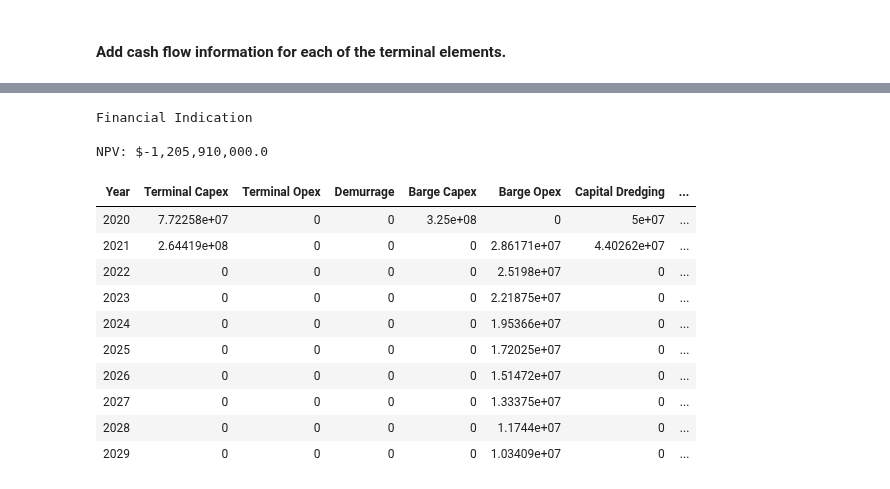
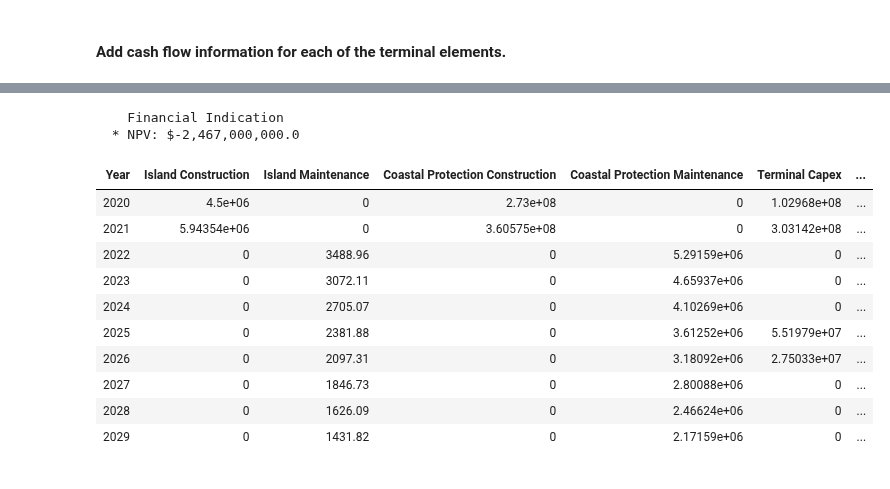
Before and after one commit to TUDelft-CITG/OpenTISim, a Jupyter notebook: notebooks/Example 02 - Offshore Port System - Barges.ipynb, the cells around one changed output, grey strips where cells are left out. Drawn from its saved outputs; the diff is of its cells as text; code cells hidden in the pictures.

```diff
--- a/notebooks/Example 02 - Offshore Port System - Barges.ipynb
+++ b/notebooks/Example 02 - Offshore Port System - Barges.ipynb
@@ -207,19 +217,16 @@ Specify the variables
 OffshoreBarge = container_system_offshore_barge.System(
                 startyear = startyear,
                 lifecycle = lifecycle,
-                stack_equipment='rs',
-                laden_stack='rs',
-                crane_type_defaults=container_defaults.sts_crane_data,
+                stack_equipment = 'rs',
+                laden_stack = 'rs',
+                elements = demand + vessels,
+                crane_type_defaults = container_defaults.sts_crane_data,
                 offshore_distance = offshore_distance,
+                barge_type = 'medium',
+                bathymetry_factor = 0.85,
                 allowable_berth_occupancy = 0.50,
                 transhipment_ratio = 0.0,
-                elements = demand + vessels,
-                laden_perc = 0.80,
-                reefer_perc = 0.10,
-                empty_perc = 0.05,
-                oog_perc = 0.05,
-                operational_hours = 8640,     # 360 days
-                debug=True)
+                debug = True)
 # %% [markdown]
 # 2. Start simulation
 # %% [markdown]
@@ -333,7 +342,7 @@ Laden
 # %% [markdown]
 #### Add cash flow information for each of the terminal elements.
 # %%
-terminal_capex, terminal_opex, capital_dredging, maintenance_dredging, barge_capex, barge_opex, cash_flows, cash_flows_df, cash_flows_WACC_real_df, NPV = OffshoreBarge.net_present_value()
+island_construction, island_maintenance, coastal_protection_construction, coastal_protection_maintenance, terminal_capex, terminal_opex, capital_dredging, maintenance_dredging, barge_capex, barge_opex, cash_flows, cash_flows_df, cash_flows_WACC_real_df, NPV = OffshoreBarge.net_present_value()
 # %%
 # OffshoreBarge.terminal_opex_plot(cash_flows_df)
 # %%
@@ -344,27 +357,23 @@ terminal_capex, terminal_opex, capital_dredging, maintenance_dredging, barge_cap
 # %%
-print('\033[1mFinancial Indication\033[0m')
-# print('')
-# print('Cash Flows: {}'.format(cash_flows))
-print('')
-print('NPV: ${}'.format(f'{round(NPV,-3):,}'))
+print('\033[1m    Financial Indication\033[0m')
+print('  * NPV: ${}'.format(f'{round(NPV,-6):,}'))
 
-terminal_opex_list = ['Maintenance','Insurance','Energy','Labour', 'Fuel']
-cash_flows_WACC_real_df.style.hide_columns(terminal_opex_list).hide_index()
+hide_columns_list = ['Maintenance','Insurance','Energy','Labour', 'Fuel', 'Demurrage']
+cash_flows_WACC_real_df.style.hide_columns(hide_columns_list).hide_index()
 # %% [output]
-Financial Indication
-
-NPV: $-1,205,910,000.0
+    Financial Indication
+  * NPV: $-2,467,000,000.0
-| Year | Terminal Capex | Terminal Opex | Demurrage | Barge Capex | Barge Opex | Capital Dredging | ... |
-| 2020 | 7.72258e+07 | 0 | 0 | 3.25e+08 | 0 | 5e+07 | ... |
-| 2021 | 2.64419e+08 | 0 | 0 | 0 | 2.86171e+07 | 4.40262e+07 | ... |
-| 2022 | 0 | 0 | 0 | 0 | 2.5198e+07 | 0 | ... |
-| 2023 | 0 | 0 | 0 | 0 | 2.21875e+07 | 0 | ... |
-| 2024 | 0 | 0 | 0 | 0 | 1.95366e+07 | 0 | ... |
-| 2025 | 0 | 0 | 0 | 0 | 1.72025e+07 | 0 | ... |
-| 2026 | 0 | 0 | 0 | 0 | 1.51472e+07 | 0 | ... |
-| 2027 | 0 | 0 | 0 | 0 | 1.33375e+07 | 0 | ... |
-| 2028 | 0 | 0 | 0 | 0 | 1.1744e+07 | 0 | ... |
-| 2029 | 0 | 0 | 0 | 0 | 1.03409e+07 | 0 | ... |
+| Year | Island Construction | Island Maintenance | Coastal Protection Construction | Coastal Protection Maintenance | Terminal Capex | ... |
+| 2020 | 4.5e+06 | 0 | 2.73e+08 | 0 | 1.02968e+08 | ... |
+| 2021 | 5.94354e+06 | 0 | 3.60575e+08 | 0 | 3.03142e+08 | ... |
+| 2022 | 0 | 3488.96 | 0 | 5.29159e+06 | 0 | ... |
+| 2023 | 0 | 3072.11 | 0 | 4.65937e+06 | 0 | ... |
+| 2024 | 0 | 2705.07 | 0 | 4.10269e+06 | 0 | ... |
+| 2025 | 0 | 2381.88 | 0 | 3.61252e+06 | 5.51979e+07 | ... |
+| 2026 | 0 | 2097.31 | 0 | 3.18092e+06 | 2.75033e+07 | ... |
+| 2027 | 0 | 1846.73 | 0 | 2.80088e+06 | 0 | ... |
+| 2028 | 0 | 1626.09 | 0 | 2.46624e+06 | 0 | ... |
+| 2029 | 0 | 1431.82 | 0 | 2.17159e+06 | 0 | ... |
 # %%
 print('\033[1m Cash Flow Plot - Weighted average cost of capital \033[0m')
 OffshoreBarge.cashflow_plot(cash_flows_WACC_real_df)
```
Also changed, not shown: parts of 10 cells of this notebook, 3 other files.
